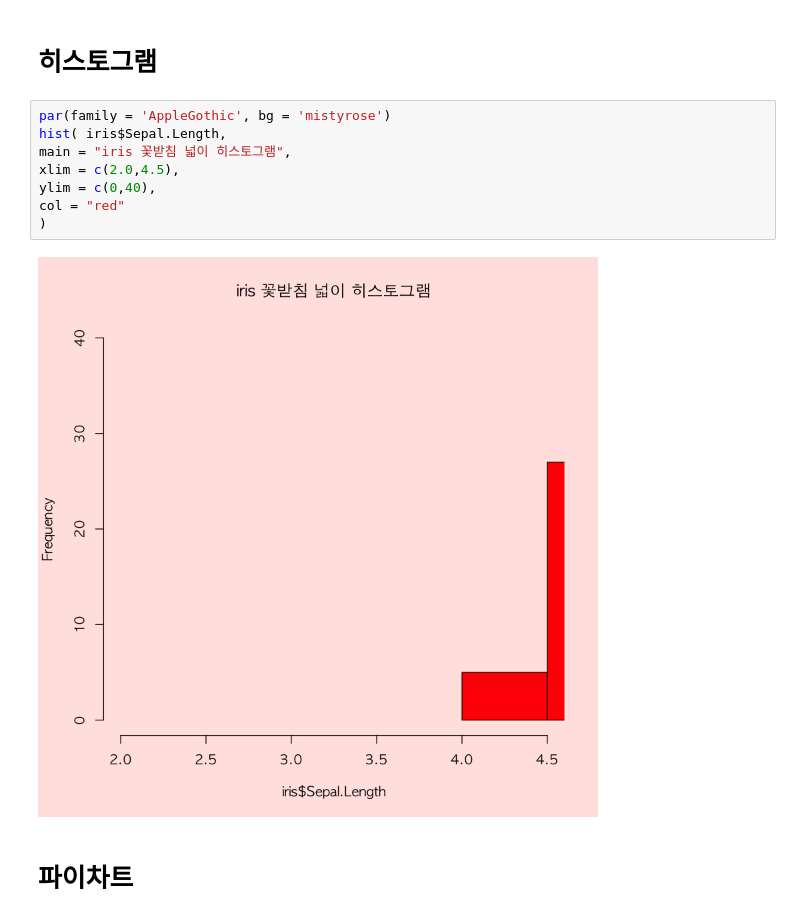
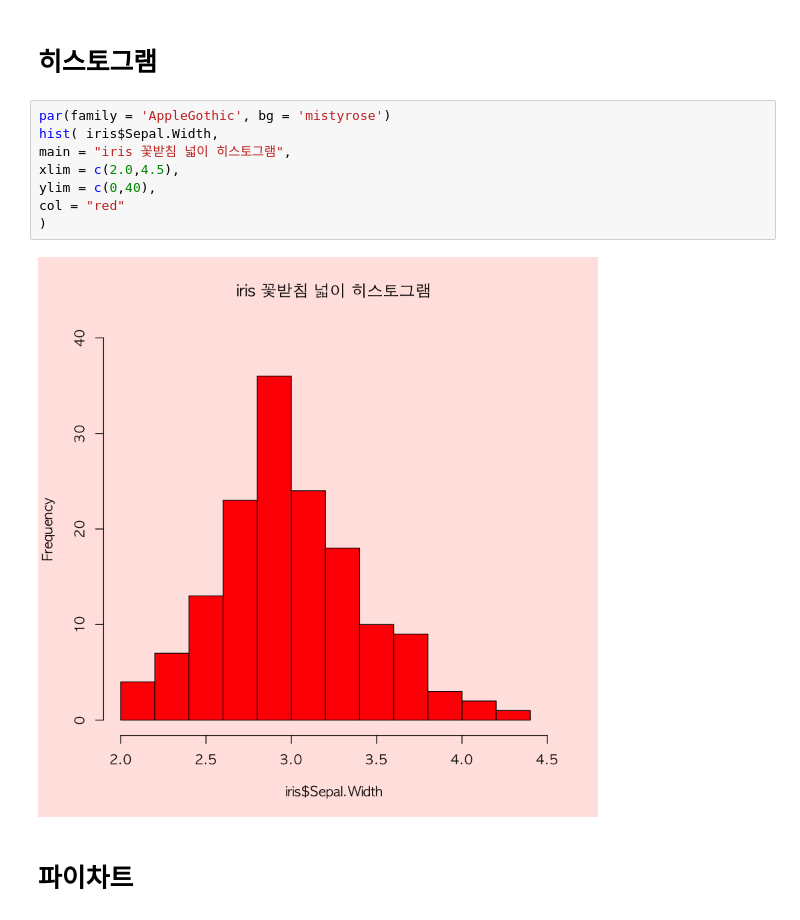
Before and after one commit to monargent0/TJRrrClass, a Jupyter notebook: 09. 데이터시각화.ipynb, the cells around one changed output. Drawn from its saved outputs; the diff is of its cells as text.

```diff
--- a/09. 데이터시각화.ipynb
+++ b/09. 데이터시각화.ipynb
@@ -515,14 +515,14 @@ legend(7,80,
 # 히스토그램
 # %%
 par(family = 'AppleGothic', bg = 'mistyrose')
-hist( iris$Sepal.Length,
+hist( iris$Sepal.Width,
 main = "iris 꽃받침 넓이 히스토그램",
 xlim = c(2.0,4.5),
 ylim = c(0,40),
 col = "red"
 )
 # %% [output]
-[figure, old version]
+[figure, new version]
 # %% [markdown]
 # 파이차트
 # %%
```
Also changed, not shown: parts of 2 cells of this notebook, 1 other file.
